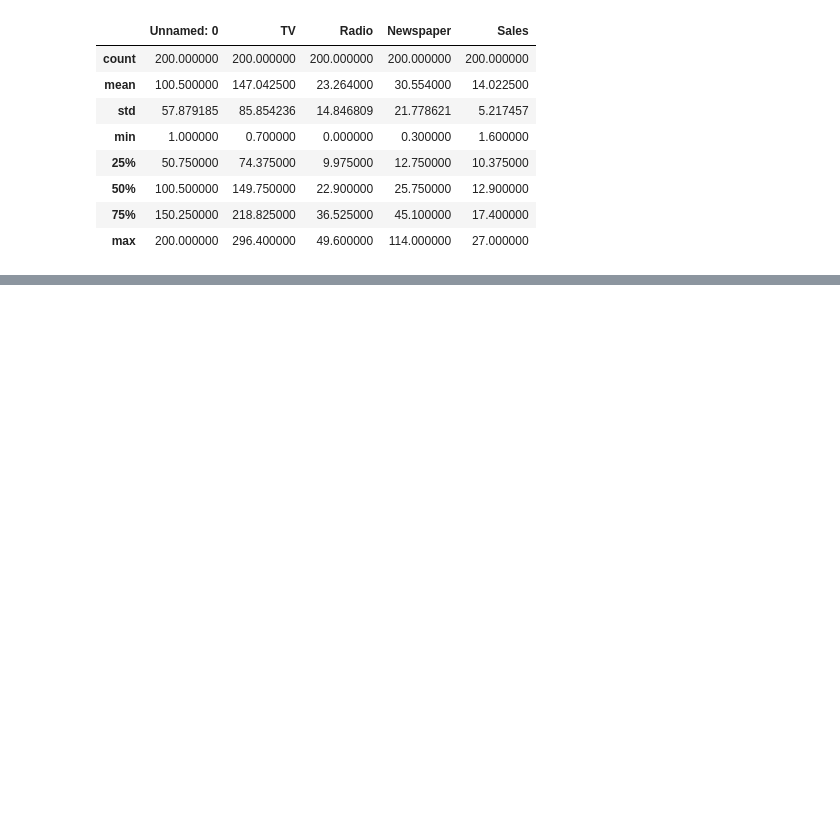
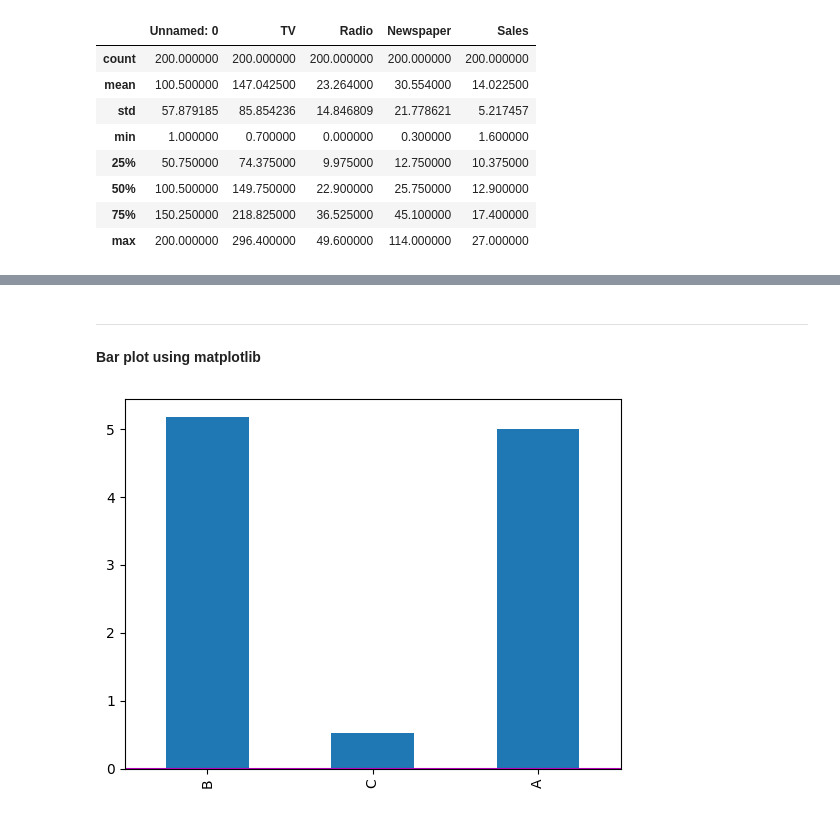
Before and after one commit to Nithixz/Data-Science-using-Python, a Jupyter notebook: Data_Science_using_Python.ipynb, the cells around one changed output, grey strips where cells are left out. Drawn from its saved outputs; the diff is of its cells as text; code cells hidden in the pictures; blank space fills up the shorter version.

```diff
--- a/Data_Science_using_Python.ipynb
+++ b/Data_Science_using_Python.ipynb
@@ -254,0 +350,26 @@ print(df)
+# %% [markdown]
+
+
+---
+**Bar plot using matplotlib**
+# %%
+import pandas as pd
+import matplotlib.pyplot as plt
+import numpy as np
+
+ts = pd.Series(np.random.randn(1000),
+               index = pd.date_range('1/1/2000',periods = 1000) )
+df = pd.DataFrame(np.random.randn(1000,4),
+                  index = ts.index,
+                  columns = list('ABCD'))
+
+df3 = pd.DataFrame(np.random.randn(1000,2),
+                   columns = ['B','C']).cumsum()
+
+df3['A'] = pd.Series(list(range(len(df))))
+df3.iloc[5].plot.bar()
+plt.axhline(0,color = 'm')
+
+plt.show()
+# %% [output]
+[figure, added]
```
Also changed, not shown: parts of 16 cells of this notebook.
